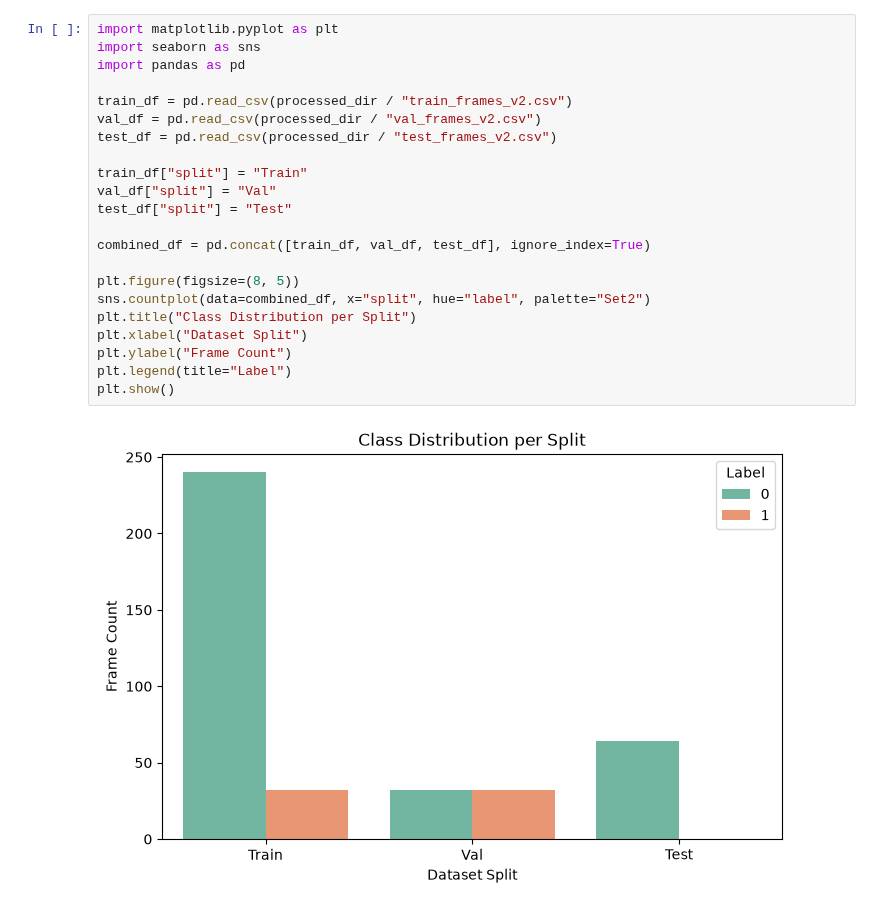
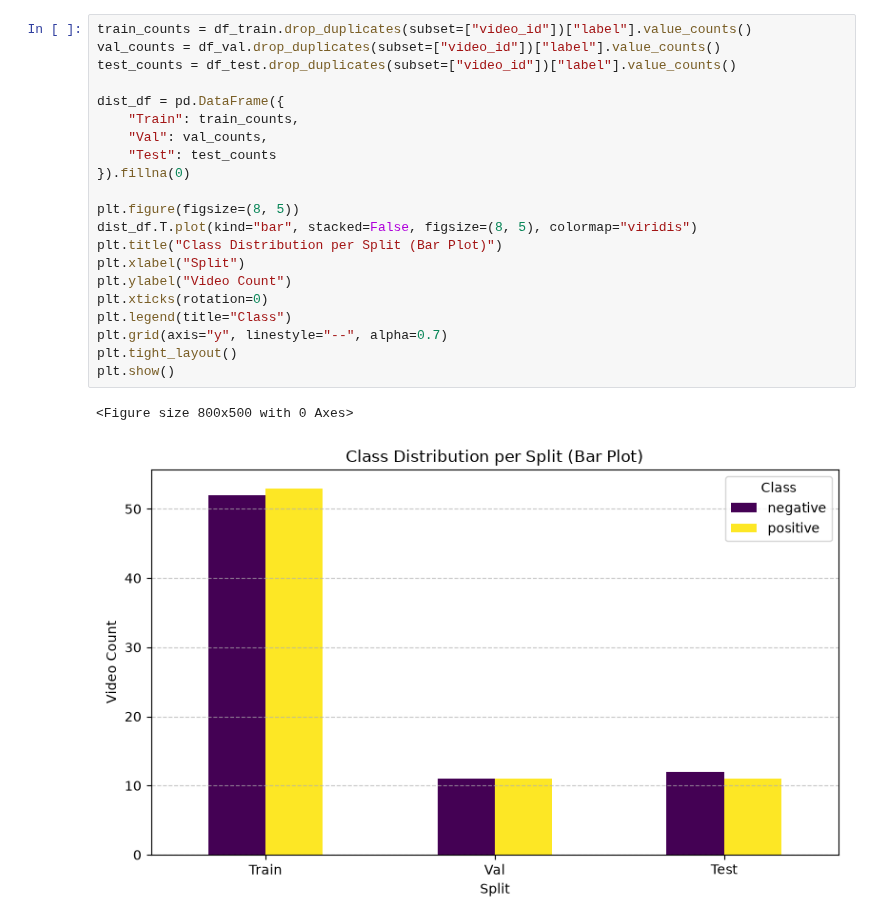
Before and after one commit to Amiralishahabi1384/incident-sentiment-analyzer, a Jupyter notebook: incident-sentiment-analyzer-20261029T081712Z-1-001/incident-sentiment-analyzer-20261029T081712Z-1-001/incident-sentiment-analyzer/notebooks/02_eda_and_sanity_check_v2.ipynb, the cells around one changed output. Saved outputs shown, nothing was run; the diff lists cells and outputs as text.

```diff
--- a/incident-sentiment-analyzer-20261029T081712Z-1-001/incident-sentiment-analyzer-20261029T081712Z-1-001/incident-sentiment-analyzer/notebooks/02_eda_and_sanity_check_v2.ipynb
+++ b/incident-sentiment-analyzer-20261029T081712Z-1-001/incident-sentiment-analyzer-20261029T081712Z-1-001/incident-sentiment-analyzer/notebooks/02_eda_and_sanity_check_v2.ipynb
@@ -349,25 +22,25 @@ Name: count, dtype: int64
-# %%
-import matplotlib.pyplot as plt
-import seaborn as sns
-import pandas as pd
-
-train_df = pd.read_csv(processed_dir / "train_frames_v2.csv")
-val_df = pd.read_csv(processed_dir / "val_frames_v2.csv")
-test_df = pd.read_csv(processed_dir / "test_frames_v2.csv")
-
-train_df["split"] = "Train"
-val_df["split"] = "Val"
-test_df["split"] = "Test"
-
-combined_df = pd.concat([train_df, val_df, test_df], ignore_index=True)
-
-plt.figure(figsize=(8, 5))
-sns.countplot(data=combined_df, x="split", hue="label", palette="Set2")
-plt.title("Class Distribution per Split")
-plt.xlabel("Dataset Split")
-plt.ylabel("Frame Count")
-plt.legend(title="Label")
-plt.show()
-# %% [output]
-[figure, removed]
+# %%
+train_counts = df_train.drop_duplicates(subset=["video_id"])["label"].value_counts()
+val_counts = df_val.drop_duplicates(subset=["video_id"])["label"].value_counts()
+test_counts = df_test.drop_duplicates(subset=["video_id"])["label"].value_counts()
+
+dist_df = pd.DataFrame({
+    "Train": train_counts,
+    "Val": val_counts,
+    "Test": test_counts
+}).fillna(0)
+
+plt.figure(figsize=(8, 5))
+dist_df.T.plot(kind="bar", stacked=False, figsize=(8, 5), colormap="viridis")
+plt.title("Class Distribution per Split (Bar Plot)")
+plt.xlabel("Split")
+plt.ylabel("Video Count")
+plt.xticks(rotation=0)
+plt.legend(title="Class")
+plt.grid(axis="y", linestyle="--", alpha=0.7)
+plt.tight_layout()
+plt.show()
+# %% [output]
+<Figure size 800x500 with 0 Axes>
+[figure, added]
 # %%
```
Also changed, not shown: parts of 13 cells of this notebook, 3 other files.
